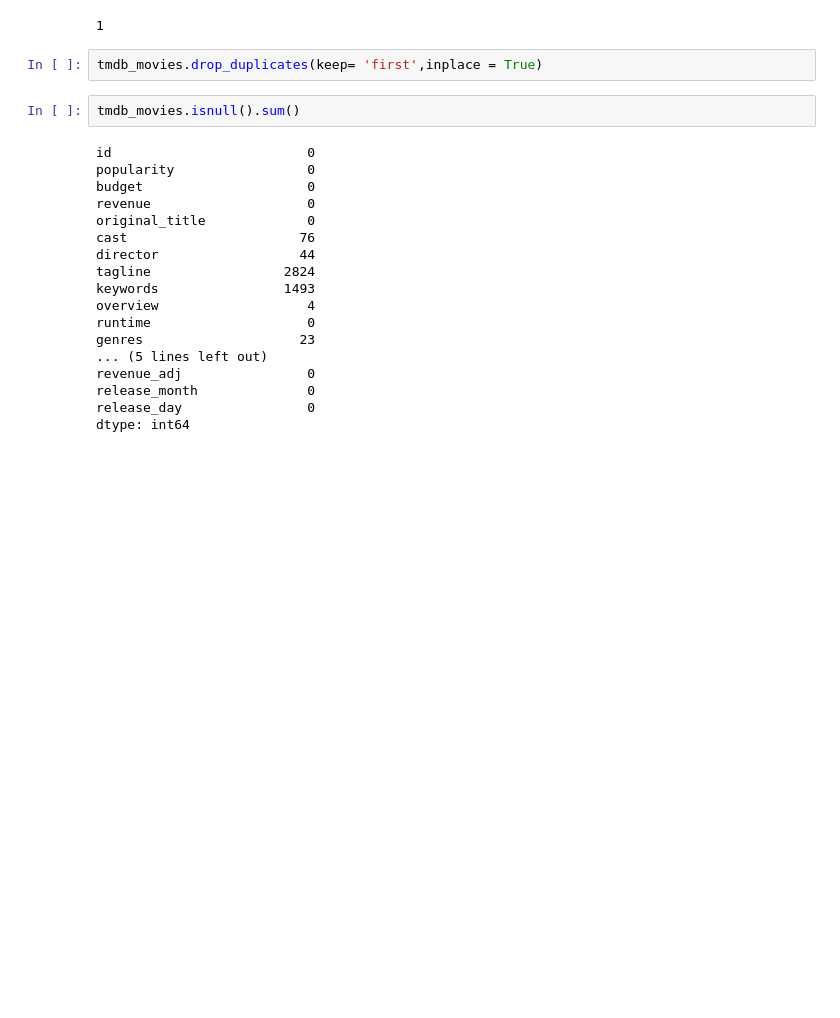
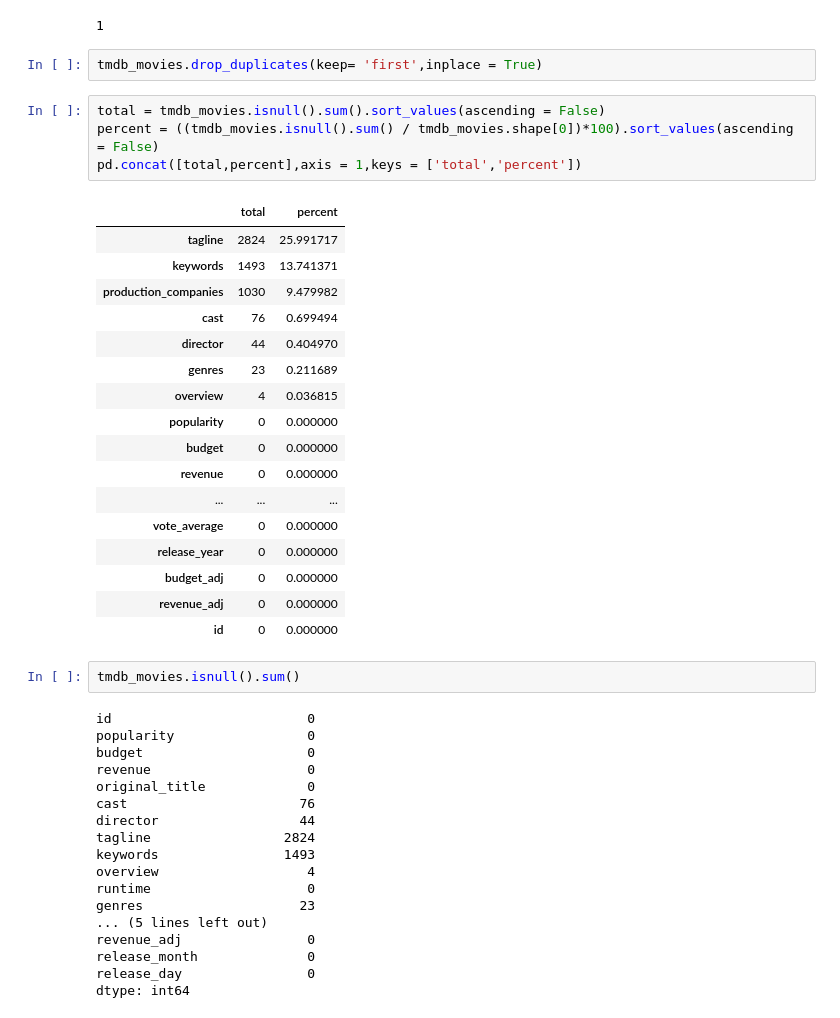
Before and after one commit to pooja2512/Investigate-a-Dataset, a Jupyter notebook: Investigate_TMDb_Dataset.ipynb, the cells around one changed output. Drawn from its saved outputs; the diff is of its cells as text; blank space fills up the shorter version.

```diff
--- a/Investigate_TMDb_Dataset.ipynb
+++ b/Investigate_TMDb_Dataset.ipynb
@@ -213,6 +213,28 @@ sum(tmdb_movies.duplicated())
 1
 # %%
 tmdb_movies.drop_duplicates(keep= 'first',inplace = True)
+# %%
+total = tmdb_movies.isnull().sum().sort_values(ascending = False)
+percent = ((tmdb_movies.isnull().sum() / tmdb_movies.shape[0])*100).sort_values(ascending = False)
+pd.concat([total,percent],axis = 1,keys = ['total','percent'])
+# %% [output]
+|  | total | percent |
+| tagline | 2824 | 25.991717 |
+| keywords | 1493 | 13.741371 |
+| production_companies | 1030 | 9.479982 |
+| cast | 76 | 0.699494 |
+| director | 44 | 0.404970 |
+| genres | 23 | 0.211689 |
+| overview | 4 | 0.036815 |
+| popularity | 0 | 0.000000 |
+| budget | 0 | 0.000000 |
+| revenue | 0 | 0.000000 |
+| ... | ... | ... |
+| vote_average | 0 | 0.000000 |
+| release_year | 0 | 0.000000 |
+| budget_adj | 0 | 0.000000 |
+| revenue_adj | 0 | 0.000000 |
+| id | 0 | 0.000000 |
 # %%
 tmdb_movies.isnull().sum()
 # %% [output]
```
Also changed, not shown: parts of 8 cells of this notebook.
